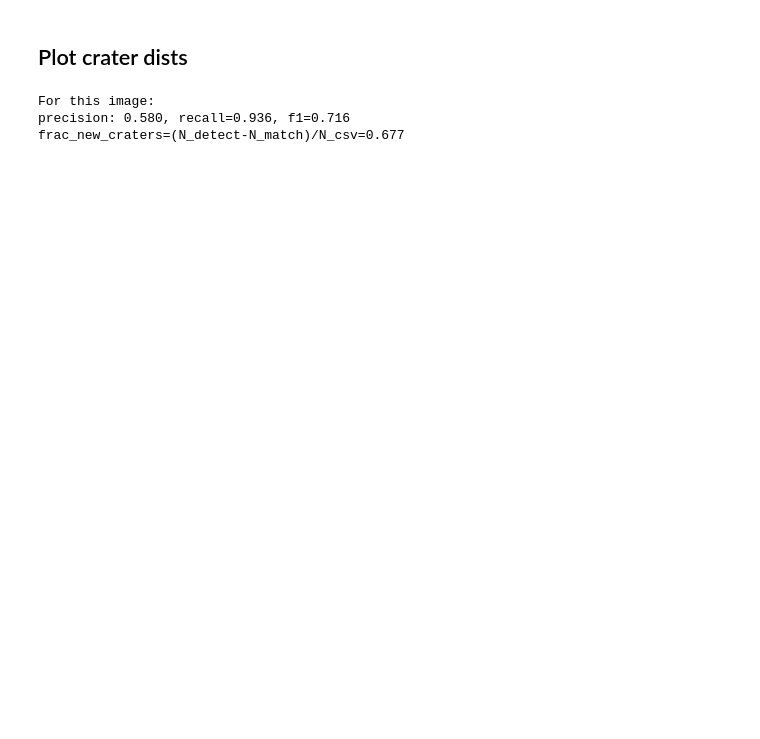
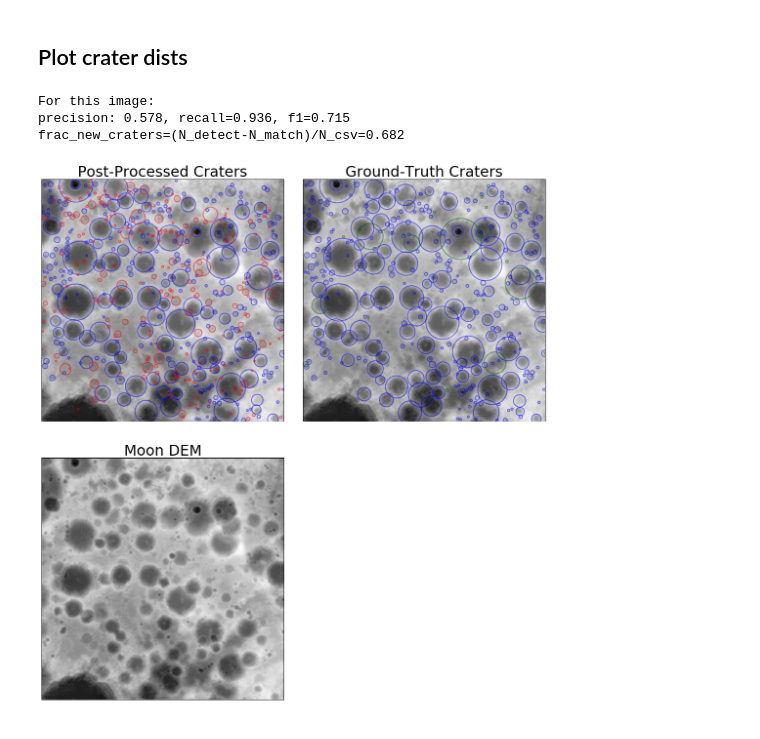
Before and after one commit to silburt/DeepMoon, a Jupyter notebook: Image_Plotter_paper.ipynb, the cells around one changed output. Drawn from its saved outputs; the diff is of its cells as text; code cells hidden in the pictures; blank space fills up the shorter version.

```diff
--- a/Image_Plotter_paper.ipynb
+++ b/Image_Plotter_paper.ipynb
@@ -19,8 +19,8 @@ def pix2coord(x, y, pixbd, llbd):
 ## Plot crater dists
 # %%
 # Open image, inport crater files
-#img_global = Image.open('tests/LunarLROLrocKaguya_1180mperpix_downsamp.png').convert("L")  #smaller sized image
-img_global = Image.open('../moon-craters/utils/LunarLROLrocKaguya_118mperpix.png').convert("L")
+img_global = Image.open('tests/LunarLROLrocKaguya_1180mperpix_downsamp.png').convert("L")  #smaller sized image
+#img_global = Image.open('../moon-craters/utils/LunarLROLrocKaguya_118mperpix.png').convert("L")
 # %%
 def get_stats(post_processed, csv_coords, longlat_thresh2=2.6, rad_thresh=1.8, radcut=0):
     #post_processed = pred[pred.T[2] > radcut]
@@ -159,19 +159,20 @@ GT_craters = np.column_stack((long, lat, rad))
 # %%
 # plot individual, by pixels
 #xp,yp,rawlen = 0.6,0.6,500
-#xp,yp,rawlen = 0.55,0.5,500     #downsampled version
-xp,yp,rawlen = 0.55,0.5,5000      #HQ version
+xp,yp,rawlen = 0.55,0.5,500     #downsampled version
+#xp,yp,rawlen = 0.55,0.5,5000      #HQ version
 
 if dtype == 'dev':
     xc = xp*img_global.size[0]/3 + img_global.size[0]/3
 elif dtype == 'test':
     xc = xp*img_global.size[0]/3 + 2*img_global.size[0]/3
 
 yc = yp*img_global.size[1]
 #xc, yc, rawlen = 4608, 1843, 500
 
 ctrs = plot_craters(craters,GT_craters,xc,yc,rawlen,float(llt),float(rt),int(mr))
 # %% [output]
 For this image:
-precision: 0.580, recall=0.936, f1=0.716
-frac_new_craters=(N_detect-N_match)/N_csv=0.677
+precision: 0.578, recall=0.936, f1=0.715
+frac_new_craters=(N_detect-N_match)/N_csv=0.682
+[figure, added]
```
Also changed, not shown: parts of 1 cell of this notebook, 2 other files.
